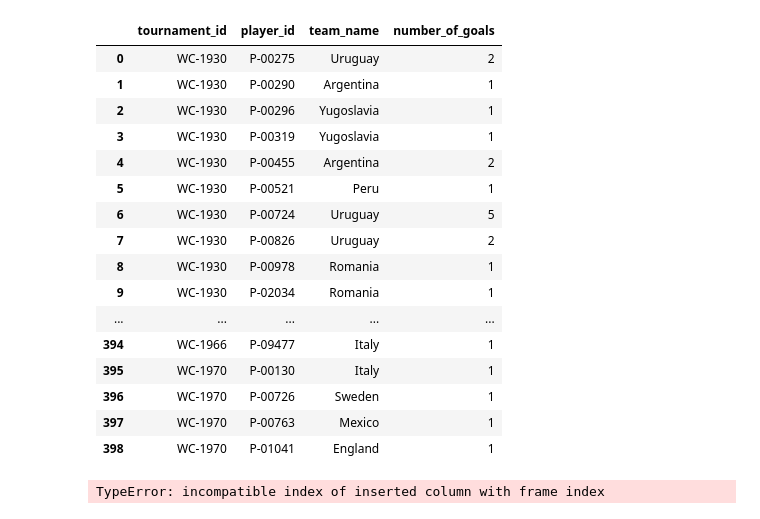
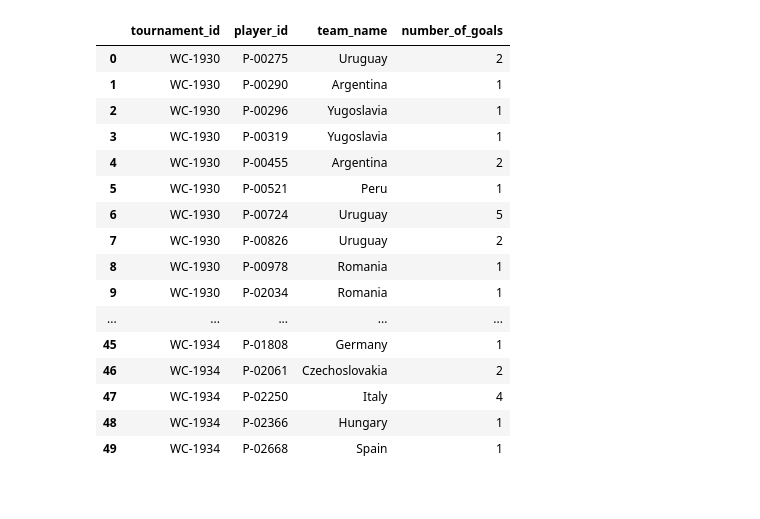
Before and after one commit to NaTaliaebr/Project_1, a Jupyter notebook: data_tranformation/Data_transformation_Q2_single_player_score.ipynb, the cells around one changed output. Saved outputs shown, nothing was run; the diff lists cells and outputs as text; code cells hidden in the pictures.

```diff
--- a/data_tranformation/Data_transformation_Q2_single_player_score.ipynb
+++ b/data_tranformation/Data_transformation_Q2_single_player_score.ipynb
@@ -31,30 +58,28 @@ Index(['key_id', 'goal_id', 'tournament_id', 'tournament_name', 'match_id',
 # %%
 
 goals_data=goals_data[['tournament_id', 'player_id', 'team_name', 'minute_regulation']]
 single_player_goals=goals_data.groupby(['tournament_id', 'player_id', 'team_name']).count()['minute_regulation'].reset_index()
 single_player_goals=single_player_goals.rename(columns={'minute_regulation': 'number_of_goals'})
-single_player_goals
+single_player_goals.head(50)
 # %% [output]
 |  | tournament_id | player_id | team_name | number_of_goals |
 | 0 | WC-1930 | P-00275 | Uruguay | 2 |
 | 1 | WC-1930 | P-00290 | Argentina | 1 |
 | 2 | WC-1930 | P-00296 | Yugoslavia | 1 |
 | 3 | WC-1930 | P-00319 | Yugoslavia | 1 |
 | 4 | WC-1930 | P-00455 | Argentina | 2 |
 | 5 | WC-1930 | P-00521 | Peru | 1 |
 | 6 | WC-1930 | P-00724 | Uruguay | 5 |
 | 7 | WC-1930 | P-00826 | Uruguay | 2 |
 | 8 | WC-1930 | P-00978 | Romania | 1 |
 | 9 | WC-1930 | P-02034 | Romania | 1 |
 | ... | ... | ... | ... | ... |
-| 394 | WC-1966 | P-09477 | Italy | 1 |
-| 395 | WC-1970 | P-00130 | Italy | 1 |
-| 396 | WC-1970 | P-00726 | Sweden | 1 |
-| 397 | WC-1970 | P-00763 | Mexico | 1 |
-| 398 | WC-1970 | P-01041 | England | 1 |
+| 45 | WC-1934 | P-01808 | Germany | 1 |
+| 46 | WC-1934 | P-02061 | Czechoslovakia | 2 |
+| 47 | WC-1934 | P-02250 | Italy | 4 |
+| 48 | WC-1934 | P-02366 | Hungary | 1 |
+| 49 | WC-1934 | P-02668 | Spain | 1 |
 # %%
-single_player_goals.sort_values(['tournament_id','team_name'] )
-single_player_goals['total goals']=single_player_goals.groupby(['tournament_id','team_name'] ).agg({'number_of_goals' : 'sum'})
-single_player_goals
+#single_player_goals.sort_values(['tournament_id','team_name'] )
+total_team_goals=goals_data.groupby(['tournament_id','team_name']).agg({'minute_regulation' : 'count'})
+#total_team_goals
-# %% [output]
-TypeError: incompatible index of inserted column with frame index
```
Also changed, not shown: parts of 11 cells of this notebook, 5 other files.
